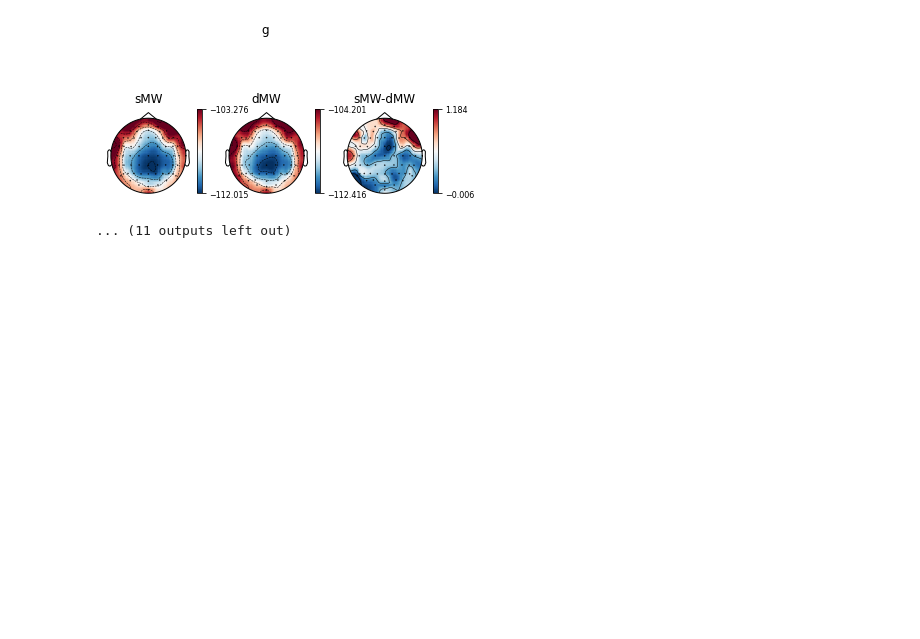
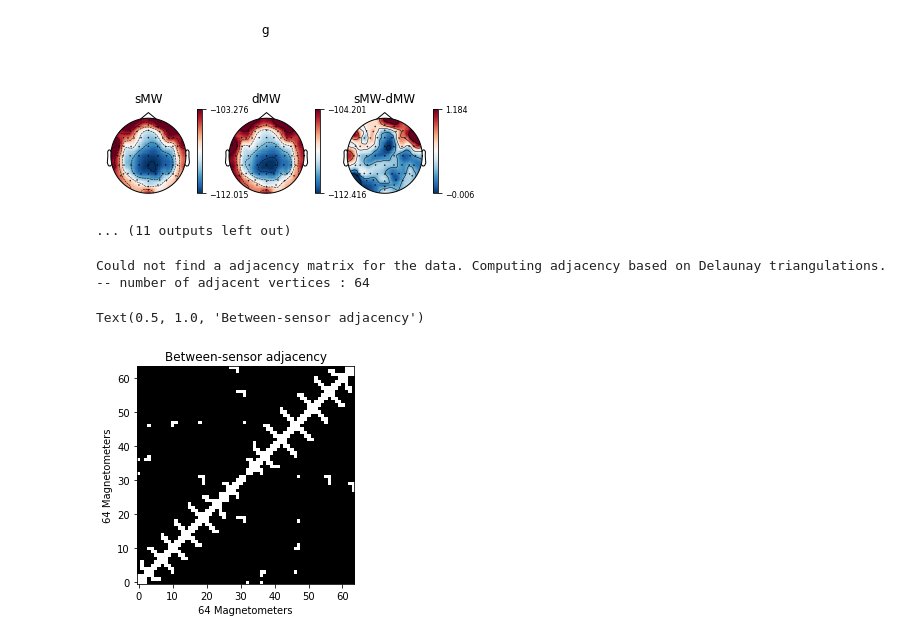
Before and after one commit to Nicobruno92/mw_markers_project, a Jupyter notebook: topographies.ipynb, the cells around one changed output. Cells and saved outputs as stored; diff of their text form; code cells hidden in the pictures; blank space fills up the shorter version.

```diff
--- a/topographies.ipynb
+++ b/topographies.ipynb
@@ -294,0 +443,15 @@ for marker in markers:
+# %%
+adjacency, ch_names = find_ch_adjacency(epochs_subtracted.info, 'eeg')
+# adjacency = spmatrix(adjacency)
+# %% [output]
+Could not find a adjacency matrix for the data. Computing adjacency based on Delaunay triangulations.
+-- number of adjacent vertices : 64
+# %%
+plt.imshow(adjacency.toarray(), cmap='gray', origin='lower',
+           interpolation='nearest')
+plt.xlabel('{} Magnetometers'.format(len(ch_names)))
+plt.ylabel('{} Magnetometers'.format(len(ch_names)))
+plt.title('Between-sensor adjacency')
+# %% [output]
+Text(0.5, 1.0, 'Between-sensor adjacency')
+[figure, added]
```
Also changed, not shown: parts of 8 cells of this notebook, 20 other files.
